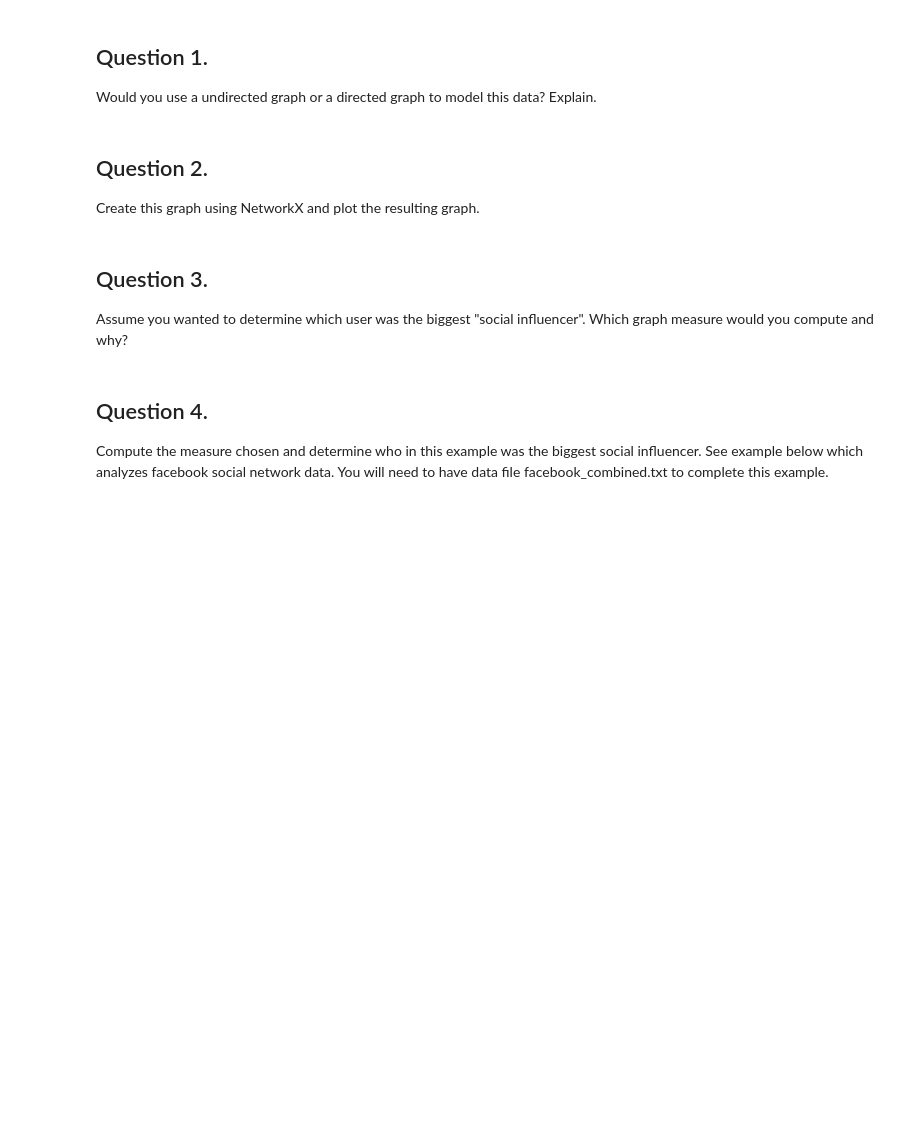
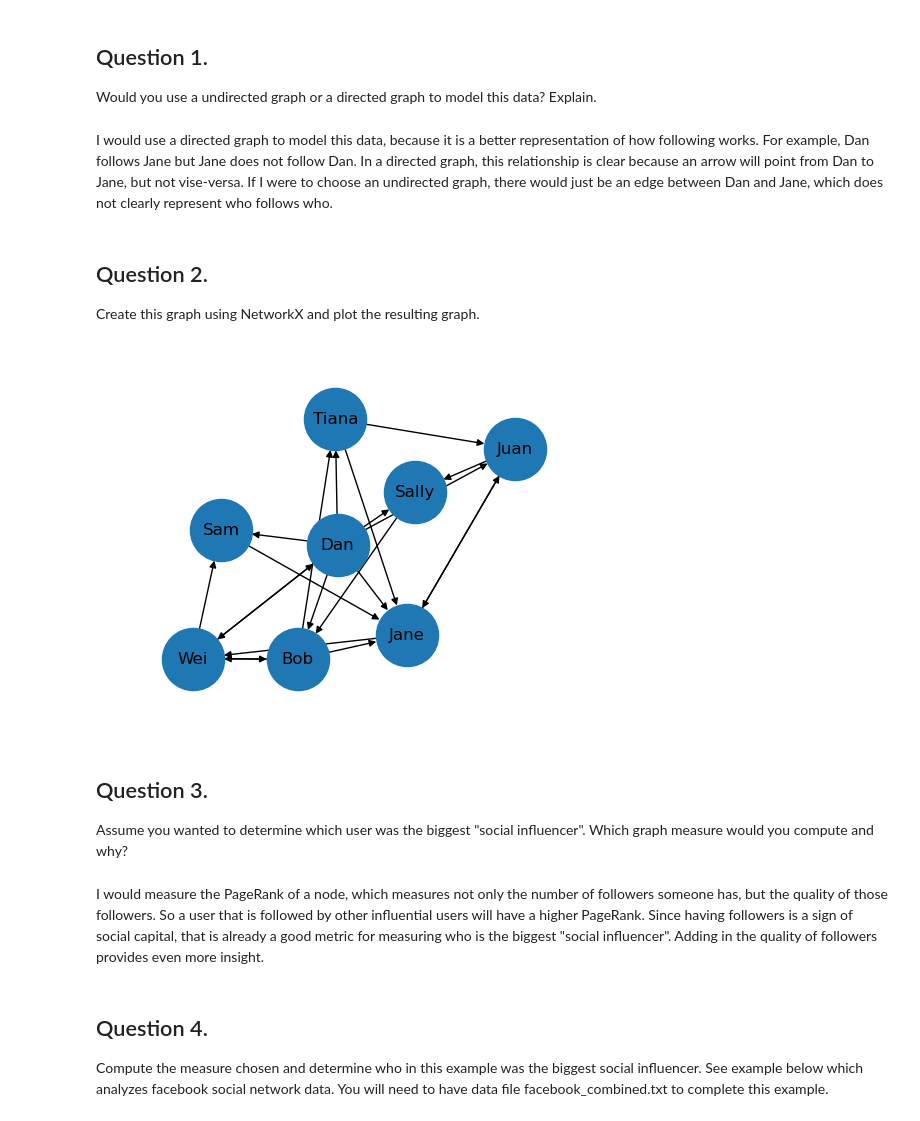
Before and after one commit to hyounce/CS5012-Computer-Science, a Jupyter notebook: homework/HW3_Graphs.ipynb, the cells around one changed output. Drawn from its saved outputs; the diff is of its cells as text; code cells hidden in the pictures; blank space fills up the shorter version.

```diff
--- a/homework/HW3_Graphs.ipynb
+++ b/homework/HW3_Graphs.ipynb
@@ -86,14 +86,37 @@ https://networkx.org/documentation/stable/reference/index.html
 ## Question 1.
 
 Would you use a undirected graph or a directed graph to model this data? Explain.
+# %% [markdown]
+I would use a directed graph to model this data, because it is a better representation of how following works. For example, Dan follows Jane but Jane does not follow Dan. In a directed graph, this relationship is clear because an arrow will point from Dan to Jane, but not vise-versa. If I were to choose an undirected graph, there would just be an edge between Dan and Jane, which does not clearly represent who follows who.
 # %% [markdown]
 ## Question 2.
 
 Create this graph using NetworkX and plot the resulting graph.
+# %%
+Twitter_G = nx.DiGraph([("Dan", "Jane"), ("Dan", "Bob"), ("Dan", "Sally"), ("Dan", "Sam"), ("Dan", "Tiana"), ("Dan", "Juan"), ("Dan", "Wei"),
+                ("Wei", "Dan"), ("Wei", "Bob"), ("Wei", "Sam"),
+                ("Bob", "Jane"), ("Bob", "Wei"), ("Bob", "Tiana"),
+                ("Tiana", "Jane"), ("Tiana", "Juan"),
+                ("Sally", "Bob"),
+                ("Jane", "Juan"), ("Jane", "Wei"),
+                ("Juan", "Sally"), ("Juan", "Jane"),
+                ("Sam", "Jane")])
+
+pos = nx.spring_layout(Twitter_G)
+nx.draw_networkx(Twitter_G, pos, node_size=2000)
+
+ax = plt.gca()
+ax.margins(0.20)
+plt.axis("off")
+plt.show()
+# %% [output]
+[figure, added]
 # %% [markdown]
 ## Question 3.
 
 Assume you wanted to determine which user was the biggest "social influencer". Which graph measure would you compute and why?
+# %% [markdown]
+I would measure the PageRank of a node, which measures not only the number of followers someone has, but the quality of those followers. So a user that is followed by other influential users will have a higher PageRank. Since having followers is a sign of social capital, that is already a good metric for measuring who is the biggest "social influencer". Adding in the quality of followers provides even more insight.
 # %% [markdown]
 ## Question 4.
 
```
Also changed, not shown: parts of 6 cells of this notebook.
